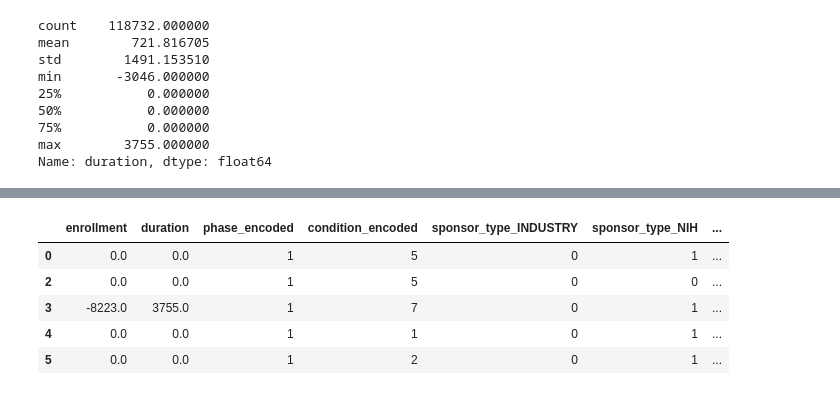
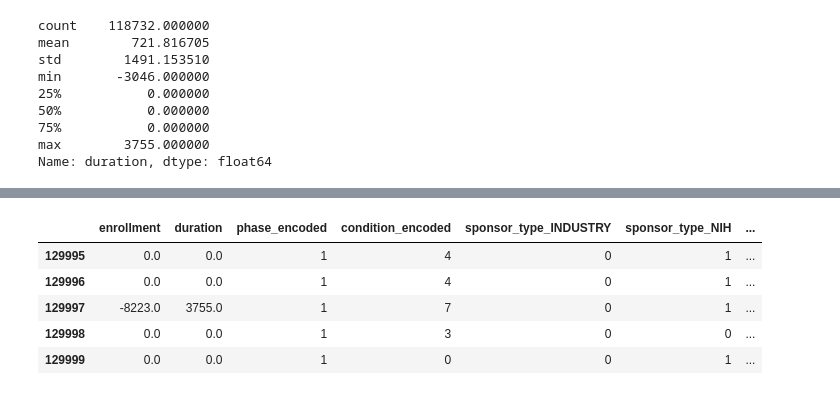
Before and after one commit to atharvarya12/byr_uc, a Jupyter notebook: EDA_Preprocess.ipynb, the cells around one changed output, grey strips where cells are left out. Drawn from its saved outputs; the diff is of its cells as text; code cells hidden in the pictures.

```diff
--- a/EDA_Preprocess.ipynb
+++ b/EDA_Preprocess.ipynb
@@ -535,11 +500,11 @@ plt.show()
 # %%
 df.to_csv("ProcessedData1.csv")
 # %%
-df.head()
+df.tail()
 # %% [output]
 |  | enrollment | duration | phase_encoded | condition_encoded | sponsor_type_INDUSTRY | sponsor_type_NIH | ... |
-| 0 | 0.0 | 0.0 | 1 | 5 | 0 | 1 | ... |
-| 2 | 0.0 | 0.0 | 1 | 5 | 0 | 0 | ... |
-| 3 | -8223.0 | 3755.0 | 1 | 7 | 0 | 1 | ... |
-| 4 | 0.0 | 0.0 | 1 | 1 | 0 | 1 | ... |
-| 5 | 0.0 | 0.0 | 1 | 2 | 0 | 1 | ... |
+| 129995 | 0.0 | 0.0 | 1 | 4 | 0 | 1 | ... |
+| 129996 | 0.0 | 0.0 | 1 | 4 | 0 | 1 | ... |
+| 129997 | -8223.0 | 3755.0 | 1 | 7 | 0 | 1 | ... |
+| 129998 | 0.0 | 0.0 | 1 | 3 | 0 | 0 | ... |
+| 129999 | 0.0 | 0.0 | 1 | 0 | 0 | 1 | ... |
```
Also changed, not shown: parts of 6 cells of this notebook.
